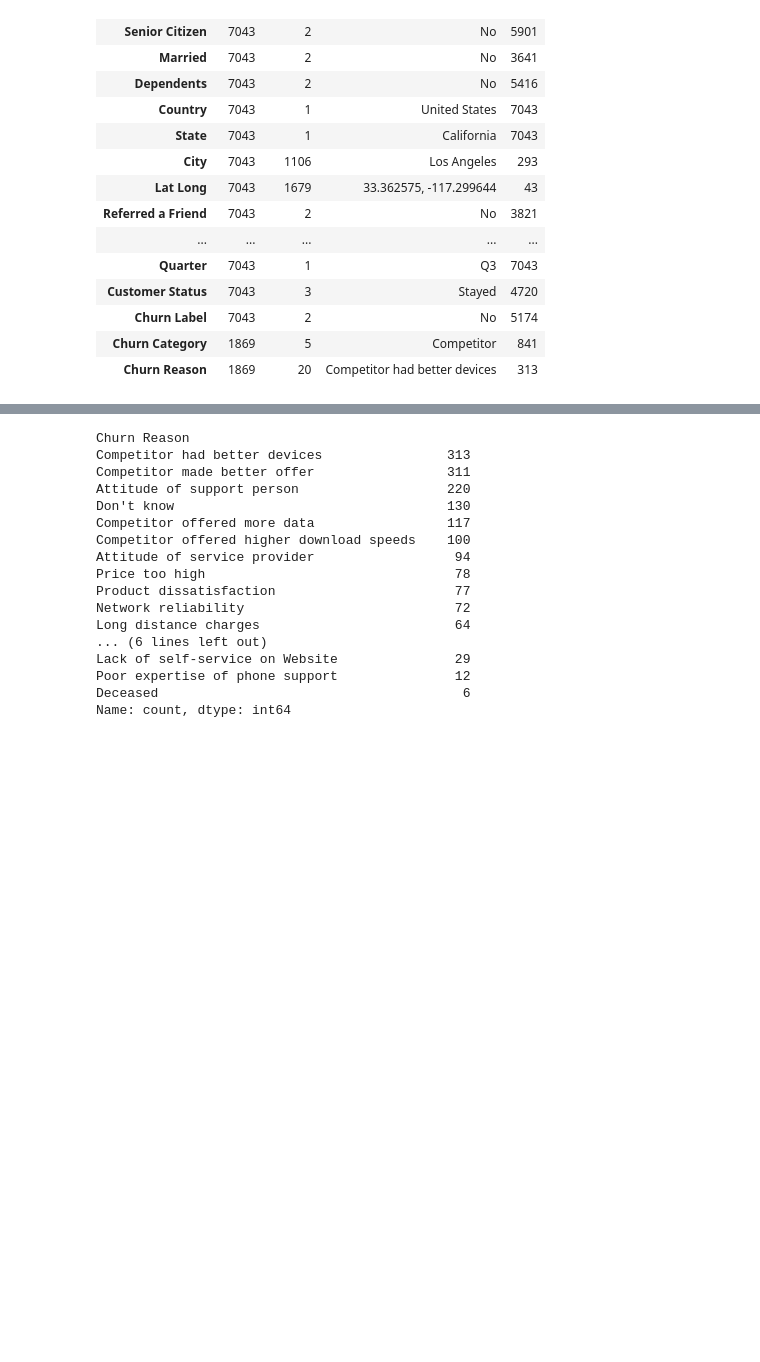
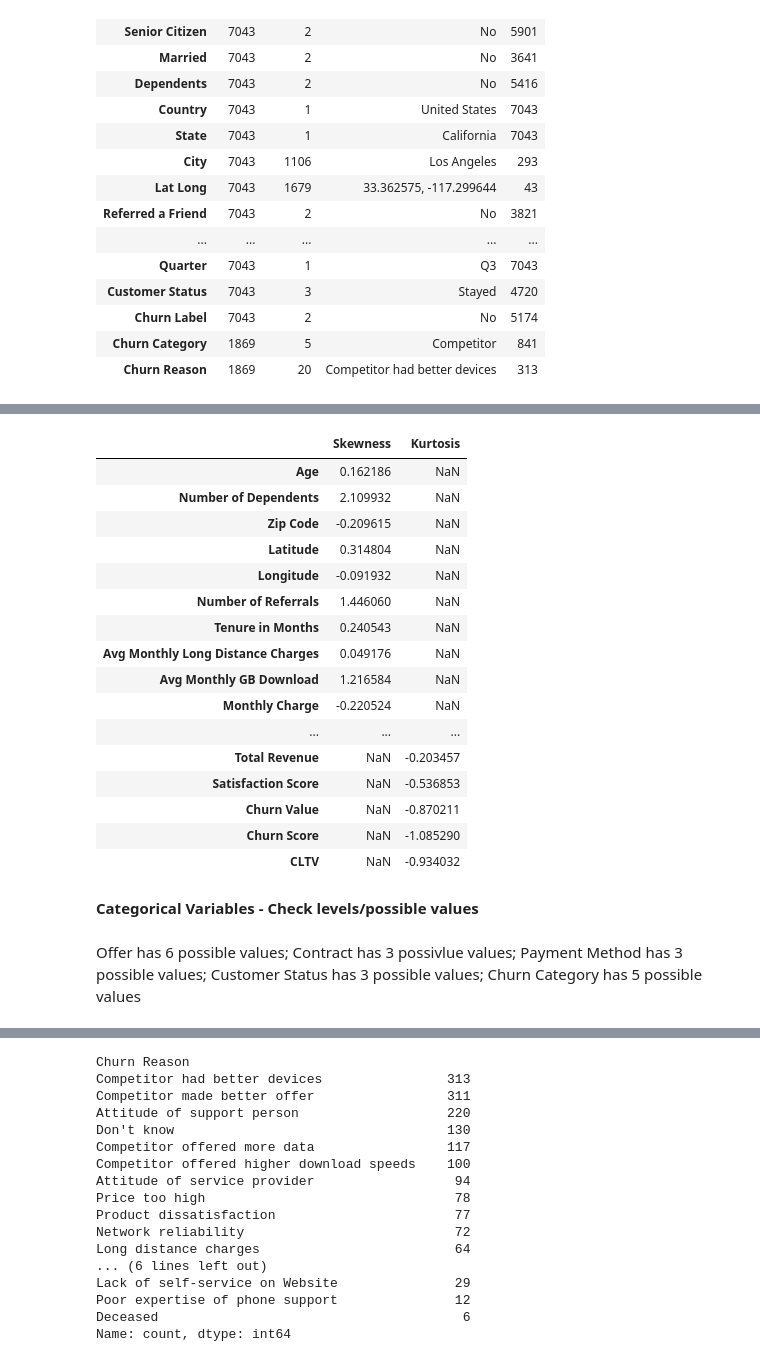
Before and after one commit to sarasustelosantos/bootcamp_group, a Jupyter notebook: Data_Exploration.ipynb, the cells around one changed output, grey strips where cells are left out. Saved outputs shown, nothing was run; the diff lists cells and outputs as text; code cells hidden in the pictures; blank space fills up the shorter version.

```diff
--- a/Data_Exploration.ipynb
+++ b/Data_Exploration.ipynb
@@ -257,3 +158,0 @@ The main descriptive statistics for all the categorical variables in using the m
-# %%
-pd.set_option('display.max_columns', None)
-pd.set_option('display.max_rows', None)
@@ -270 +182,31 @@ Only one country, one State, one quarter
+# %%
+# Compute skewness and kurtosis on numeric variables only
+
+num_cols = df.select_dtypes(include=np.number).columns
+tab_info4 = pd.DataFrame(df[num_cols].skew(), columns=['Skewness'])
+tab_info5 = pd.DataFrame(df[num_cols].kurtosis(), columns=['Kurtosis'])
+tab_info2 = pd.concat([tab_info4,tab_info5])
+tab_info2
+# %% [output]
+|  | Skewness | Kurtosis |
+| Age | 0.162186 | NaN |
+| Number of Dependents | 2.109932 | NaN |
+| Zip Code | -0.209615 | NaN |
+| Latitude | 0.314804 | NaN |
+| Longitude | -0.091932 | NaN |
+| Number of Referrals | 1.446060 | NaN |
+| Tenure in Months | 0.240543 | NaN |
+| Avg Monthly Long Distance Charges | 0.049176 | NaN |
+| Avg Monthly GB Download | 1.216584 | NaN |
+| Monthly Charge | -0.220524 | NaN |
+| ... | ... | ... |
+| Total Revenue | NaN | -0.203457 |
+| Satisfaction Score | NaN | -0.536853 |
+| Churn Value | NaN | -0.870211 |
+| Churn Score | NaN | -1.085290 |
+| CLTV | NaN | -0.934032 |
+# %% [markdown]
+__Categorical Variables - Check levels/possible values__
+# %% [markdown]
+Offer has 6 possible values; Contract has 3 possivlue values; Payment Method has 3 possible values; Customer Status has 3 possible values; Churn Category has 5 possible values
 # %%
```
Also changed, not shown: parts of 16 cells of this notebook.
